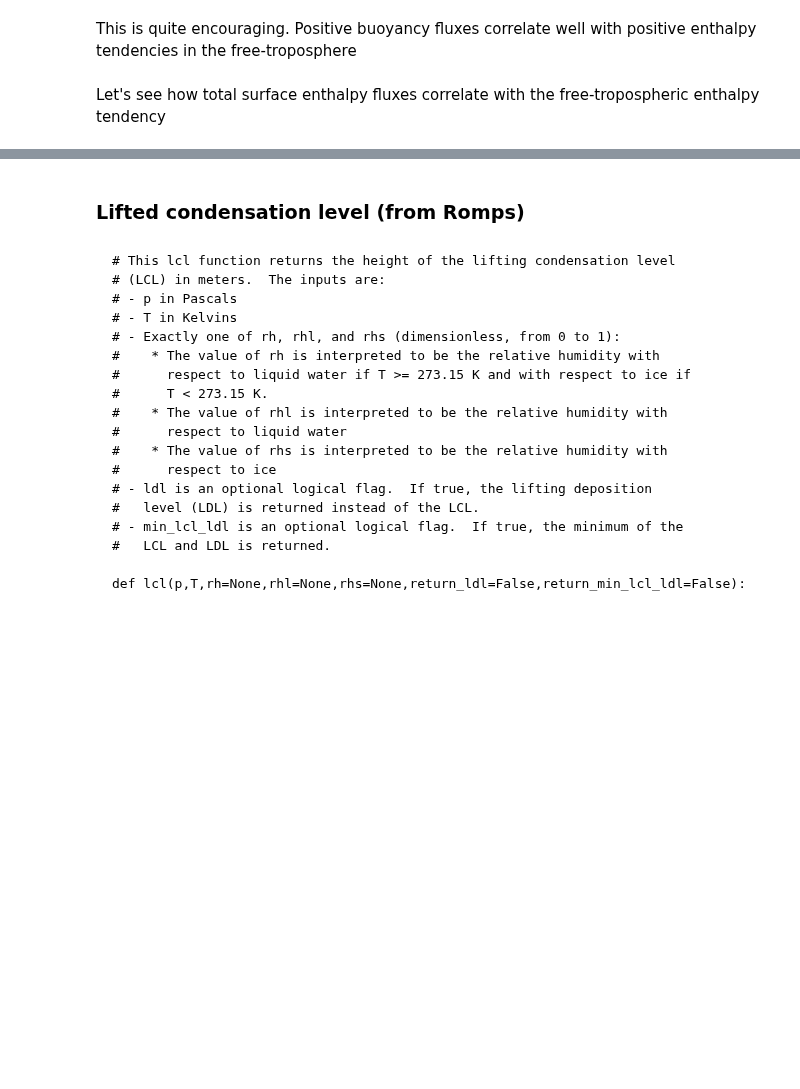
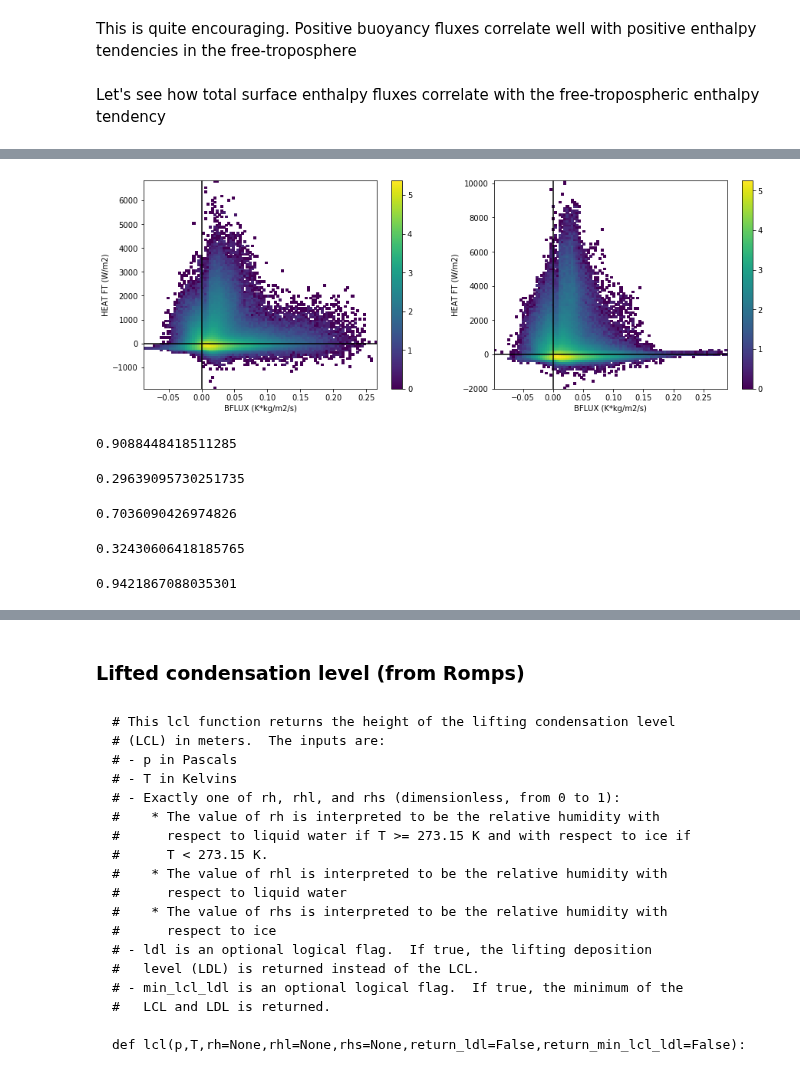
Before and after one commit to wallingTACC/CBRAIN-CAM, a Jupyter notebook: notebooks/tbeucler_devlog/038_Output_normalization_Buoyancy_separation.ipynb, the cells around one changed output, grey strips where cells are left out. Saved outputs shown, nothing was run; the diff lists cells and outputs as text; code cells hidden in the pictures; blank space fills up the shorter version.

```diff
--- a/notebooks/tbeucler_devlog/038_Output_normalization_Buoyancy_separation.ipynb
+++ b/notebooks/tbeucler_devlog/038_Output_normalization_Buoyancy_separation.ipynb
@@ -308,6 +324,10 @@ g = 9.8
 
 ENTm4K_FT = np.sum(ENTm4K*dP(datam4K.PS)/g,axis=1).values
 ENTp4K_FT = np.sum(ENTp4K*dP(datap4K.PS)/g,axis=1).values
+HEATm4K_FT = np.sum(cpair*datam4K.TPHYSTND*dP(datam4K.PS)/g,axis=1).values
+HEATp4K_FT = np.sum(cpair*datap4K.TPHYSTND*dP(datap4K.PS)/g,axis=1).values
+MOISTm4K_FT = np.sum(cpair*latvap*datam4K.PHQ*dP(datam4K.PS)/g,axis=1).values
+MOISTp4K_FT = np.sum(cpair*latvap*datap4K.PHQ*dP(datap4K.PS)/g,axis=1).values
 # %%
 y = ENTm4K_FT.flatten()
 x = BFLX_m4K.values.flatten()
@@ -366,0 +389,42 @@ ax[1].set_xlabel('SEF (W/m2)');
+# %%
+y = HEATm4K_FT.flatten()
+x = BFLX_m4K.values.flatten()
+HISTm4K,xedgm4K,yedgm4K = np.histogram2d(x, y, bins=100, range=None, normed=None, weights=None, density=None)
+
+y = HEATp4K_FT.flatten()
+x = BFLX_p4K.values.flatten()
+HISTp4K,xedgp4K,yedgp4K = np.histogram2d(x, y, bins=100, range=None, normed=None, weights=None, density=None)
+# %%
+fig,ax = plt.subplots(1,2,figsize=(15,5))
+
+im = ax[0].pcolor(xedgm4K,yedgm4K,np.log10(np.transpose(HISTm4K)))
+fig.colorbar(im,ax=ax[0])
+ax[0].axvline(x=0,color='k')
+ax[0].axhline(y=0,color='k')
+ax[0].set_ylabel('HEAT FT (W/m2)');
+ax[0].set_xlabel('BFLUX (K*kg/m2/s)');
+
+im = ax[1].pcolor(xedgp4K,yedgp4K,np.log10(np.transpose(HISTp4K)))
+fig.colorbar(im,ax=ax[1])
+ax[1].axvline(x=0,color='k')
+ax[1].axhline(y=0,color='k')
+ax[1].set_ylabel('HEAT FT (W/m2)');
+ax[1].set_xlabel('BFLUX (K*kg/m2/s)');
+# %% [output]
+[figure, added]
+# %%
+np.sum(BFLX_m4K.values.flatten()>0)/np.sum(BFLX_m4K.values.flatten()**0)
+# %% [output]
+0.9088448418511285
+# %%
+np.sum(HEATm4K_FT.flatten()>0)/np.sum(HEATm4K_FT.flatten()**0)
+# %% [output]
+0.29639095730251735
+# %%
+np.sum(HEATm4K_FT.flatten()<0)/np.sum(HEATm4K_FT.flatten()**0)
+# %% [output]
+0.7036090426974826
+# %%
+np.sum(MOISTm4K_FT.flatten()<0)/np.sum(MOISTm4K_FT.flatten()**0)
+# %% [output]
+0.32430606418185765
@@ -366,0 +433,4 @@ ax[1].set_xlabel('SEF (W/m2)');
+# %%
+np.sum(SEFm4K>0)/np.sum(SEFm4K**0)
+# %% [output]
+0.9421867088035301
```
Also changed, not shown: parts of 42 cells of this notebook.
